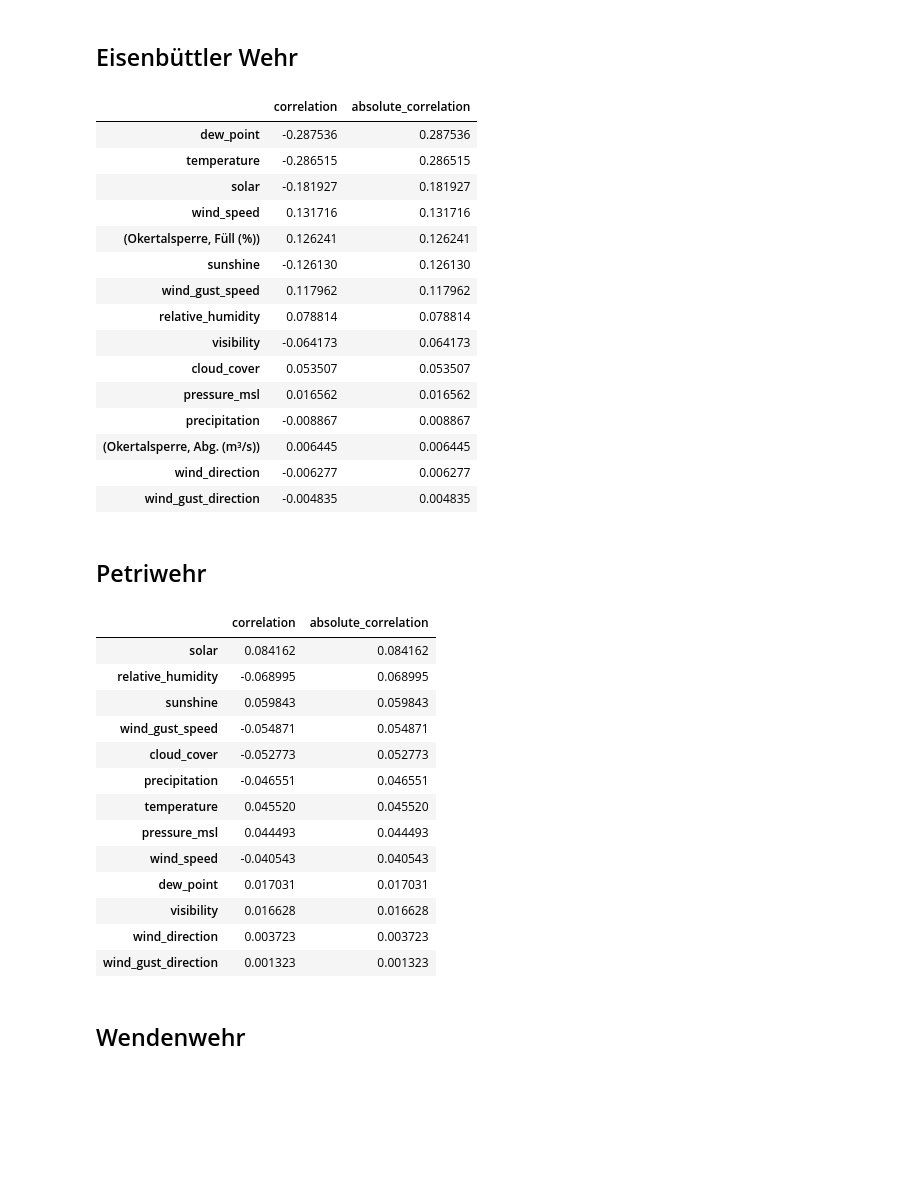
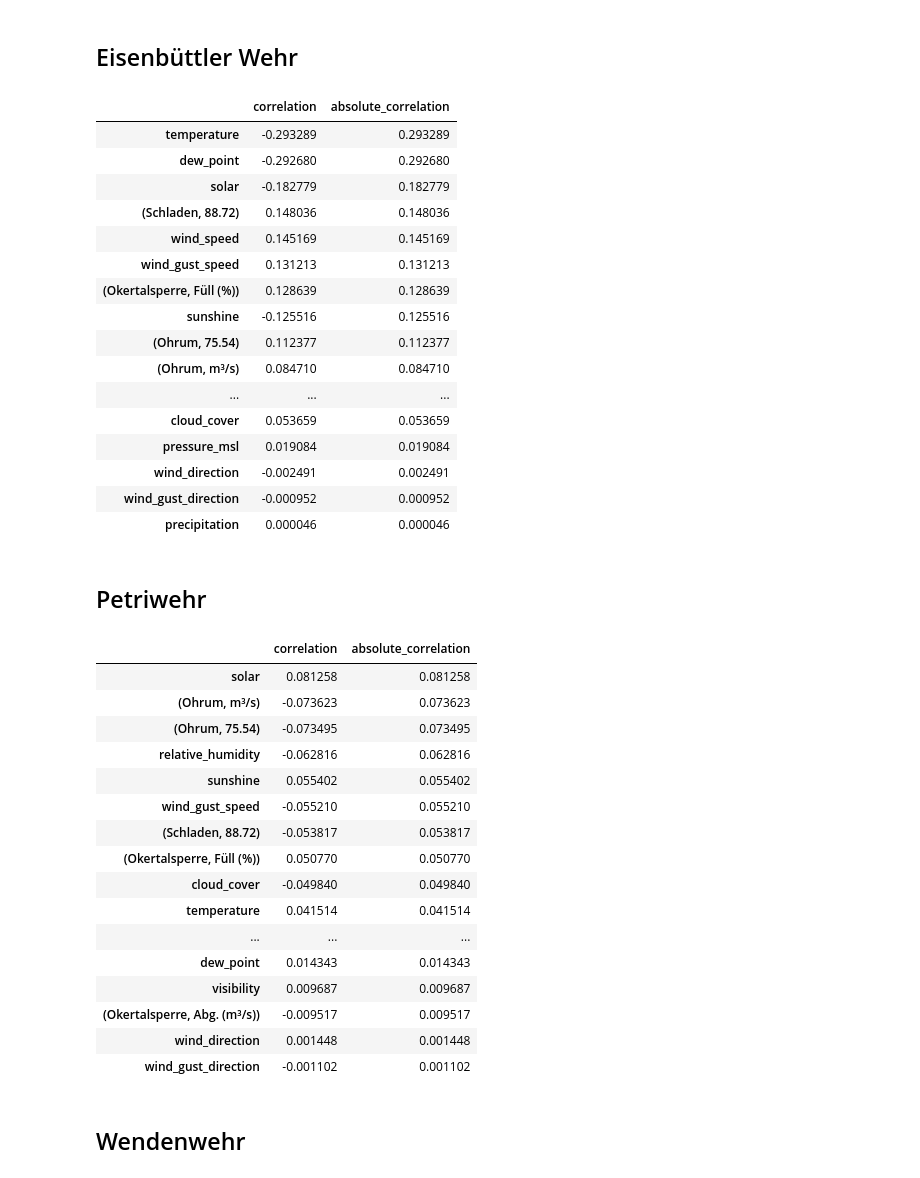
Before and after one commit to AquaStream/waterlevels_oker, a Jupyter notebook: notebooks/EDA/EDA_Tim_other_data.ipynb, the cells around one changed output. Cells and saved outputs as stored; diff of their text form; code cells hidden in the pictures; blank space fills up the shorter version.

Commit message:
feat: use all relevant daily data
Signed-off-by: Tim Hildebrandt <44113468+tim-hilde@users.noreply.github.com>

```diff
--- a/notebooks/EDA/EDA_Tim_other_data.ipynb
+++ b/notebooks/EDA/EDA_Tim_other_data.ipynb
@@ -535,6 +537,9 @@ eisenbuetteler = data_full.loc[
 	+ [
 		("Okertalsperre", "Füll (%)"),
 		("Okertalsperre", "Abg. (m³/s)"),
+		("Schladen", 88.72),
+		("Ohrum", 75.54),
+		("Ohrum", "m³/s"),
 		("Eisenbütteler Wehr", "OW"),
 	],
 ].corr()[[("Eisenbütteler Wehr", "OW")]]
@@ -546,46 +551,60 @@ eisenbuetteler.loc[:, "absolute_correlation"] = abs(eisenbuetteler["correlation"
 eisenbuetteler.sort_values(by="absolute_correlation", ascending=False)
 # %% [output]
 |  | correlation | absolute_correlation |
-| dew_point | -0.287536 | 0.287536 |
-| temperature | -0.286515 | 0.286515 |
-| solar | -0.181927 | 0.181927 |
-| wind_speed | 0.131716 | 0.131716 |
-| (Okertalsperre, Füll (%)) | 0.126241 | 0.126241 |
-| sunshine | -0.126130 | 0.126130 |
-| wind_gust_speed | 0.117962 | 0.117962 |
-| relative_humidity | 0.078814 | 0.078814 |
-| visibility | -0.064173 | 0.064173 |
-| cloud_cover | 0.053507 | 0.053507 |
-| pressure_msl | 0.016562 | 0.016562 |
-| precipitation | -0.008867 | 0.008867 |
-| (Okertalsperre, Abg. (m³/s)) | 0.006445 | 0.006445 |
-| wind_direction | -0.006277 | 0.006277 |
-| wind_gust_direction | -0.004835 | 0.004835 |
+| temperature | -0.293289 | 0.293289 |
+| dew_point | -0.292680 | 0.292680 |
+| solar | -0.182779 | 0.182779 |
+| (Schladen, 88.72) | 0.148036 | 0.148036 |
+| wind_speed | 0.145169 | 0.145169 |
+| wind_gust_speed | 0.131213 | 0.131213 |
+| (Okertalsperre, Füll (%)) | 0.128639 | 0.128639 |
+| sunshine | -0.125516 | 0.125516 |
+| (Ohrum, 75.54) | 0.112377 | 0.112377 |
+| (Ohrum, m³/s) | 0.084710 | 0.084710 |
+| ... | ... | ... |
+| cloud_cover | 0.053659 | 0.053659 |
+| pressure_msl | 0.019084 | 0.019084 |
+| wind_direction | -0.002491 | 0.002491 |
+| wind_gust_direction | -0.000952 | 0.000952 |
+| precipitation | 0.000046 | 0.000046 |
 # %% [markdown]
 ## Petriwehr
 # %%
 petriwehr = data_full.loc[
-	:, weather_data.columns.to_list() + [("Petriwehr", "OW")]
+	:,
+	weather_data.columns.to_list()
+	+ [
+		("Okertalsperre", "Füll (%)"),
+		("Okertalsperre", "Abg. (m³/s)"),
+		("Schladen", 88.72),
+		("Ohrum", 75.54),
+		("Ohrum", "m³/s"),
+		("Eisenbütteler Wehr", "OW"),
+		("Petriwehr", "OW"),
+	],
 ].corr()[[("Petriwehr", "OW")]]
 petriwehr = petriwehr.iloc[:-1]
 petriwehr = petriwehr.rename(columns={("Petriwehr", "OW"): "correlation"})
 petriwehr.loc[:, "absolute_correlation"] = abs(petriwehr["correlation"])
 petriwehr.sort_values(by="absolute_correlation", ascending=False)
 # %% [output]
 |  | correlation | absolute_correlation |
-| solar | 0.084162 | 0.084162 |
-| relative_humidity | -0.068995 | 0.068995 |
-| sunshine | 0.059843 | 0.059843 |
-| wind_gust_speed | -0.054871 | 0.054871 |
-| cloud_cover | -0.052773 | 0.052773 |
-| precipitation | -0.046551 | 0.046551 |
-| temperature | 0.045520 | 0.045520 |
-| pressure_msl | 0.044493 | 0.044493 |
-| wind_speed | -0.040543 | 0.040543 |
-| dew_point | 0.017031 | 0.017031 |
-| visibility | 0.016628 | 0.016628 |
-| wind_direction | 0.003723 | 0.003723 |
-| wind_gust_direction | 0.001323 | 0.001323 |
+| solar | 0.081258 | 0.081258 |
+| (Ohrum, m³/s) | -0.073623 | 0.073623 |
+| (Ohrum, 75.54) | -0.073495 | 0.073495 |
+| relative_humidity | -0.062816 | 0.062816 |
+| sunshine | 0.055402 | 0.055402 |
+| wind_gust_speed | -0.055210 | 0.055210 |
+| (Schladen, 88.72) | -0.053817 | 0.053817 |
+| (Okertalsperre, Füll (%)) | 0.050770 | 0.050770 |
+| cloud_cover | -0.049840 | 0.049840 |
+| temperature | 0.041514 | 0.041514 |
+| ... | ... | ... |
+| dew_point | 0.014343 | 0.014343 |
+| visibility | 0.009687 | 0.009687 |
+| (Okertalsperre, Abg. (m³/s)) | -0.009517 | 0.009517 |
+| wind_direction | 0.001448 | 0.001448 |
+| wind_gust_direction | -0.001102 | 0.001102 |
 # %% [markdown]
 ## Wendenwehr
 # %%
```
Also changed, not shown: parts of 25 cells of this notebook.
